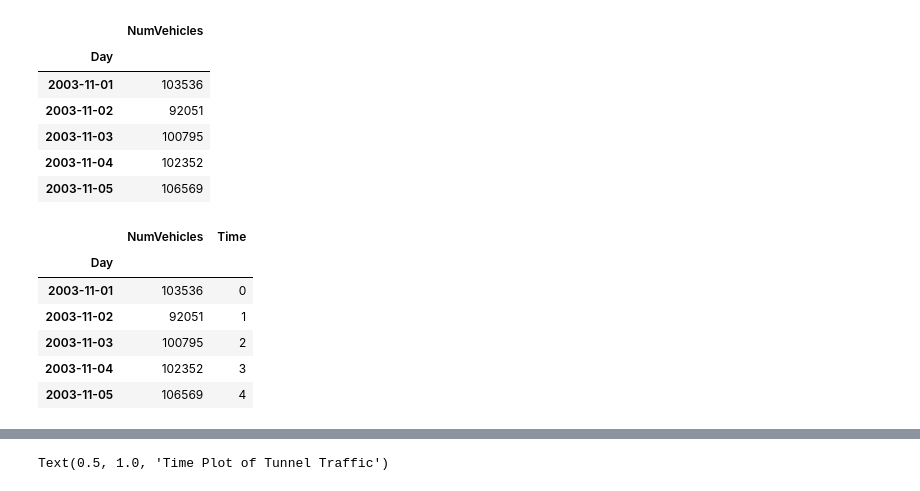
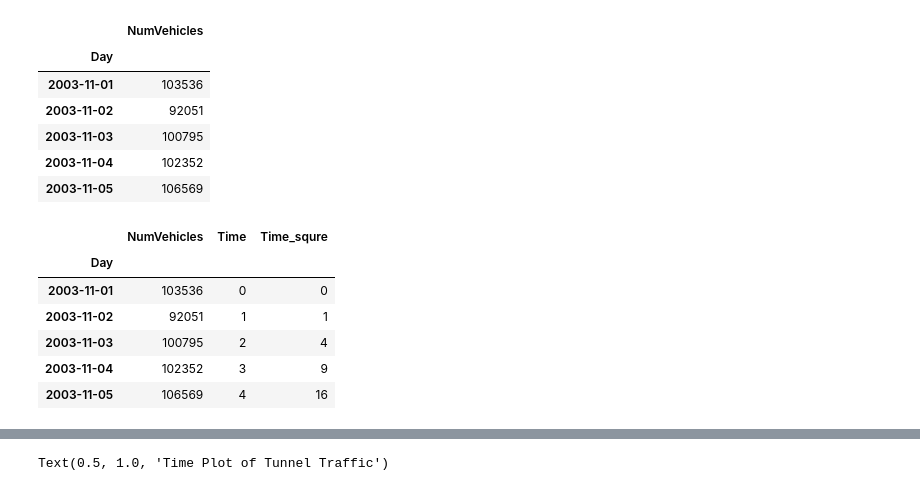
Before and after one commit to wearenothing/Time_Series, a Jupyter notebook: source/1_Linear_Regression_with_Time_Series.ipynb, the cells around one changed output, grey strips where cells are left out. Cells and saved outputs as stored; diff of their text form; code cells hidden in the pictures.

```diff
--- a/source/1_Linear_Regression_with_Time_Series.ipynb
+++ b/source/1_Linear_Regression_with_Time_Series.ipynb
@@ -140,15 +143,16 @@ tunnel.head()
 # %%
 df = tunnel.copy()
 df['Time'] = np.arange(len(df.index))
+df['Time_squre'] = df['Time'] ** 2
 df.head()
 # %% [output]
-|  | NumVehicles | Time |
-| Day |  |  |
-| 2003-11-01 | 103536 | 0 |
-| 2003-11-02 | 92051 | 1 |
-| 2003-11-03 | 100795 | 2 |
-| 2003-11-04 | 102352 | 3 |
-| 2003-11-05 | 106569 | 4 |
+|  | NumVehicles | Time | Time_squre |
+| Day |  |  |  |
+| 2003-11-01 | 103536 | 0 | 0 |
+| 2003-11-02 | 92051 | 1 | 1 |
+| 2003-11-03 | 100795 | 2 | 4 |
+| 2003-11-04 | 102352 | 3 | 9 |
+| 2003-11-05 | 106569 | 4 | 16 |
 # %%
 from sklearn.linear_model import LinearRegression
 
```
Also changed, not shown: parts of 3 cells of this notebook, 2 other files.
